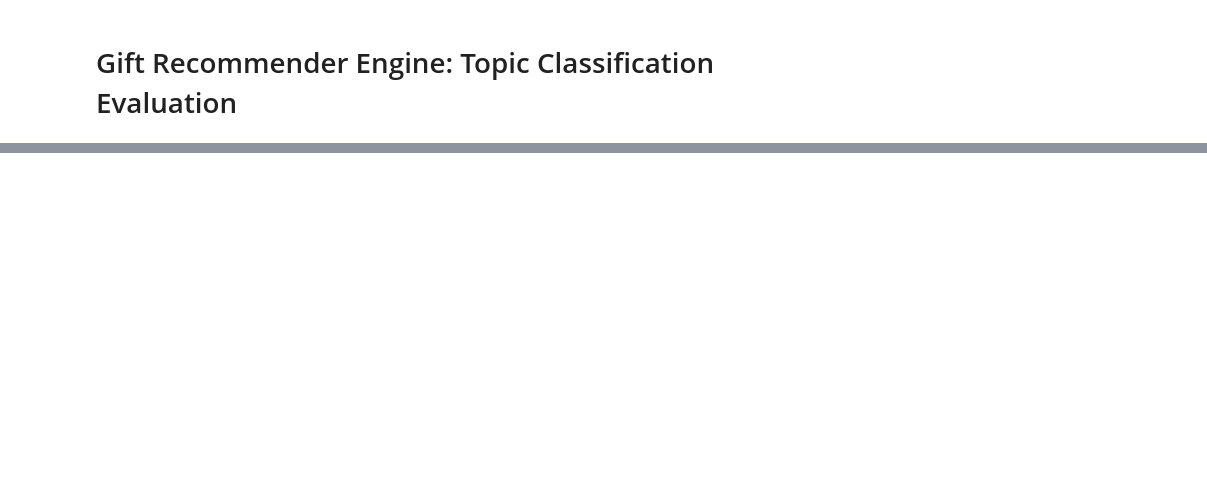
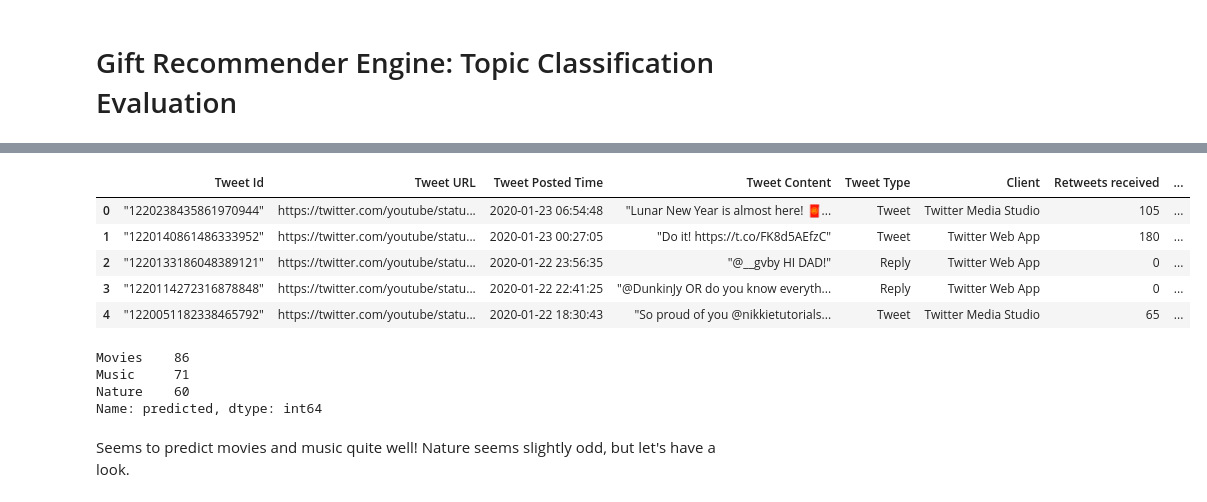
Before and after one commit to michaelhalim168/GiftFinder, a Jupyter notebook: 04-twitter-classifier-evaluation.ipynb, the cells around one changed output, grey strips where cells are left out. Drawn from its saved outputs; the diff is of its cells as text; code cells hidden in the pictures; blank space fills up the shorter version.

```diff
--- a/04-twitter-classifier-evaluation.ipynb
+++ b/04-twitter-classifier-evaluation.ipynb
@@ -16,0 +171,22 @@ The implementation of the model on tweets can be outlined as followed:
+# %%
+youtube = pd.read_csv('datasets/twitter-profiles/report_youtube/tweets.csv')
+youtube.head()
+# %% [output]
+|  | Tweet Id | Tweet URL | Tweet Posted Time | Tweet Content | Tweet Type | Client | Retweets received | ... |
+| 0 | "1220238435861970944" | https://twitter.com/youtube/statu... | 2020-01-23 06:54:48 | "Lunar New Year is almost here! 🧧... | Tweet | Twitter Media Studio | 105 | ... |
+| 1 | "1220140861486333952" | https://twitter.com/youtube/statu... | 2020-01-23 00:27:05 | "Do it! https://t.co/FK8d5AEfzC" | Tweet | Twitter Web App | 180 | ... |
+| 2 | "1220133186048389121" | https://twitter.com/youtube/statu... | 2020-01-22 23:56:35 | "@__gvby HI DAD!" | Reply | Twitter Web App | 0 | ... |
+| 3 | "1220114272316878848" | https://twitter.com/youtube/statu... | 2020-01-22 22:41:25 | "@DunkinJy OR do you know everyth... | Reply | Twitter Web App | 0 | ... |
+| 4 | "1220051182338465792" | https://twitter.com/youtube/statu... | 2020-01-22 18:30:43 | "So proud of you @nikkietutorials... | Tweet | Twitter Media Studio | 65 | ... |
+# %%
+youtube_model = TweetCategory(ovr_svc, tfidf_model, youtube, ref)
+youtube_model.process_user_tweets()
+top_categories = youtube_model.predict_topics(0, 0.2)
+print(top_categories)
+# %% [output]
+Movies    86
+Music     71
+Nature    60
+Name: predicted, dtype: int64
+# %% [markdown]
+Seems to predict movies and music quite well! Nature seems slightly odd, but let's have a look.
```
Also changed, not shown: parts of 68 cells of this notebook, 12 other files.
